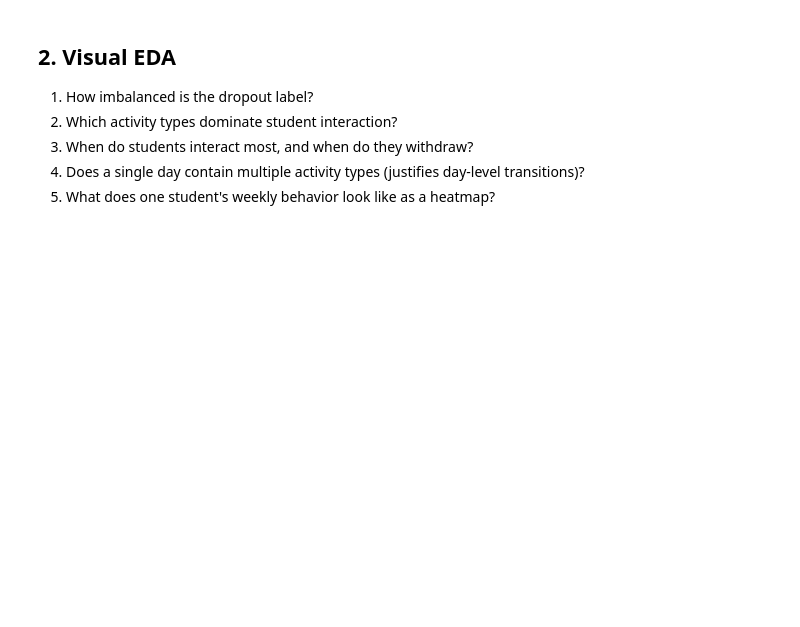
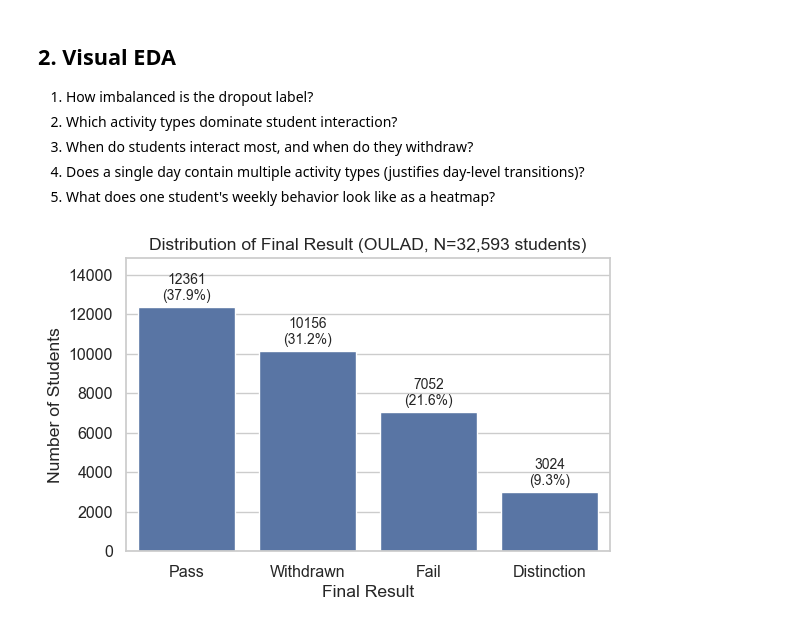
Before and after one commit to ductrien261/ati-dropout-prediction, a Jupyter notebook: notebooks/01_eda_oulad.ipynb, the cells around one changed output. Cells and saved outputs as stored; diff of their text form; code cells hidden in the pictures; blank space fills up the shorter version.

Commit message:
docs: add interleaved visual EDA  for OULAD

```diff
--- a/notebooks/01_eda_oulad.ipynb
+++ b/notebooks/01_eda_oulad.ipynb
@@ -84,3 +224,20 @@ import seaborn as sns
 sns.set_theme(style="whitegrid", font_scale=1.05)
 FIG_DIR = Path.cwd().parent / "results" / "figures" / "eda"
 FIG_DIR.mkdir(parents=True, exist_ok=True)
+# %%
+label_counts = info["final_result"].value_counts()
+label_pct = (label_counts / label_counts.sum() * 100).round(1)
+
+fig, ax = plt.subplots(figsize=(6, 4))
+sns.barplot(x=label_counts.index, y=label_counts.values, ax=ax, order=label_counts.index)
+for i, (count, pct) in enumerate(zip(label_counts.values, label_pct.values)):
+    ax.text(i, count + 200, f"{count}\n({pct}%)", ha="center", va="bottom", fontsize=10)
+ax.set_title(f"Distribution of Final Result (OULAD, N={len(info):,} students)")
+ax.set_xlabel("Final Result")
+ax.set_ylabel("Number of Students")
+ax.set_ylim(0, label_counts.max() * 1.2)
+plt.tight_layout()
+plt.savefig(FIG_DIR / "q1_final_result_distribution.png", dpi=150)
+plt.show()
+# %% [output]
+[figure, added]
```
Also changed, not shown: parts of 14 cells of this notebook.
